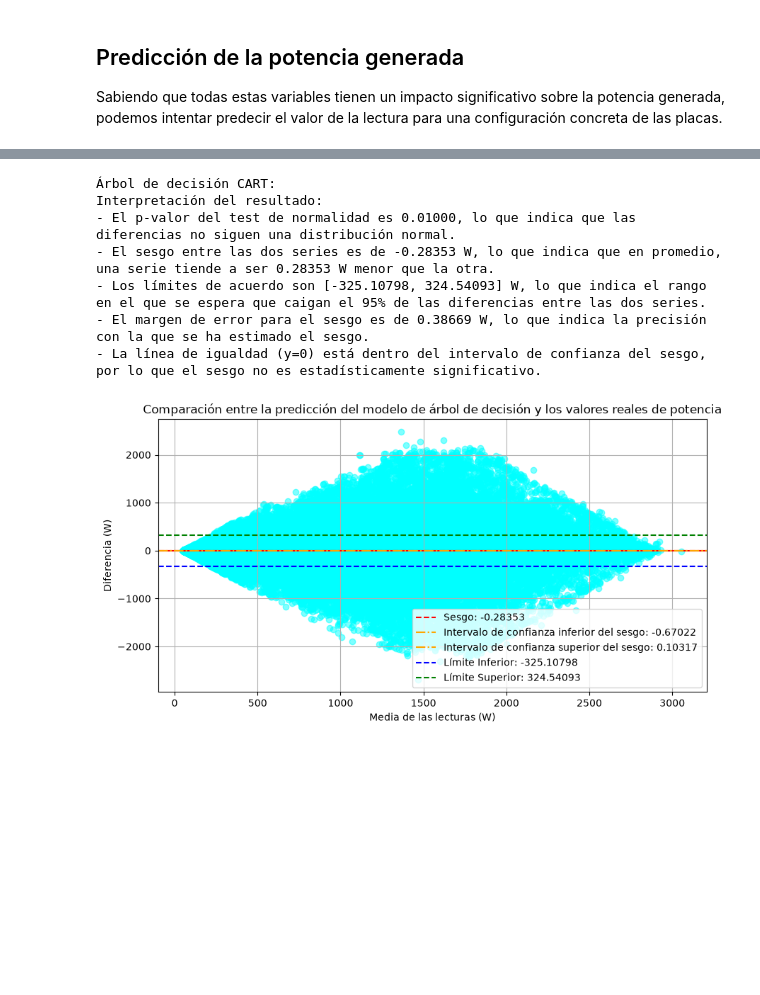
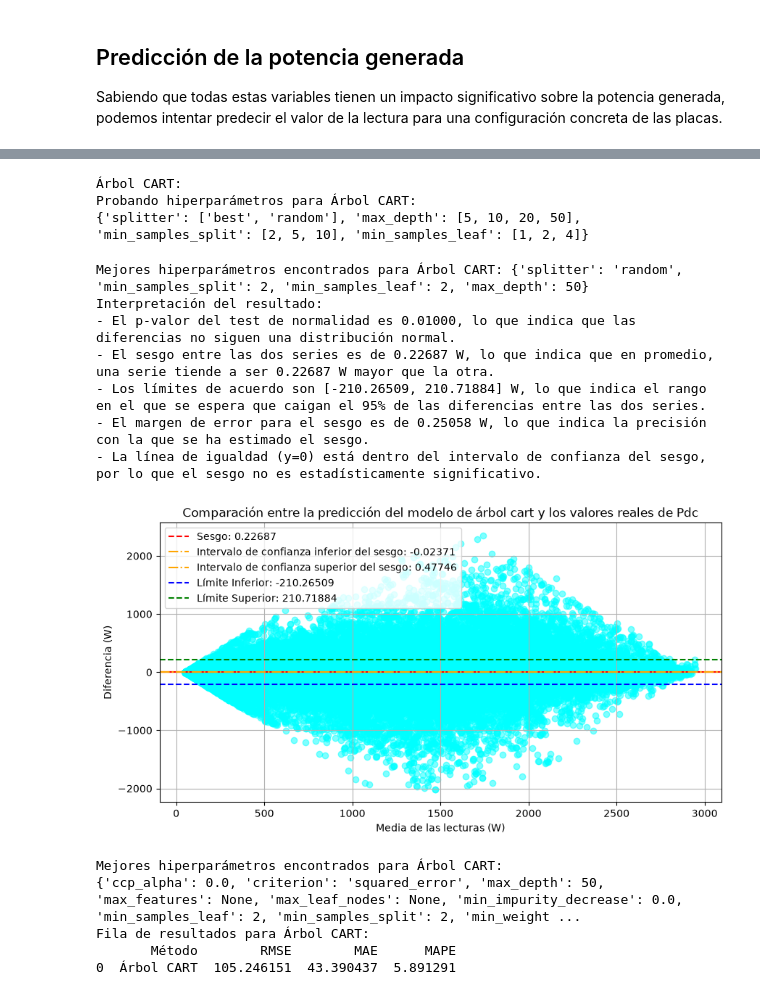
Before and after one commit to jcv00036/extracurriculares_simidat_scripts, a Jupyter notebook: cuadernos/estudio_disposiciones.ipynb, the cells around one changed output, grey strips where cells are left out. Cells and saved outputs as stored; diff of their text form; code cells hidden in the pictures; blank space fills up the shorter version.

```diff
--- a/cuadernos/estudio_disposiciones.ipynb
+++ b/cuadernos/estudio_disposiciones.ipynb
@@ -225,20 +205,10 @@ if df_test.empty:
 filas = []                         # Lista para almacenar los resultados de cada combinación de variables
 # %%
 # region Regresión lineal múltiple
-print("Regresión lineal múltiple:")
+modelo_reg_lin = LinearRegression()
+param_grid = {'fit_intercept': [True, False]}
 
-if ejecutar_regresion or df_test["Pred_reg_lin"].isnull().all():    # Si el dataframe de test está vacío o no tiene predicciones para la regresión lineal múltiple, ejecuto la regresión lineal múltiple
-    # Aplico regresion lineal múltiple para predecir la potencia generada a partir de las variables ficticias
-    modelo_reg_lin = LinearRegression(n_jobs=-1)  # Utilizo todos los núcleos disponibles para acelerar el cálculo
-    modelo_reg_lin.fit(X, y)
-
-    df_test["Pred_reg_lin"] = modelo_reg_lin.predict(X_test)
-
-resultados_ba_reg_lin = est.bland_altman(df_test[COLUMNA_P], df_test["Pred_reg_lin"], df_test)
-est.interpretar_bland_altman(resultados_ba_reg_lin, "W")
-rep.mostrar_bland_altman(resultados_ba_reg_lin, "Comparación entre la predicción del modelo de regresión lineal múltiple y los valores reales de potencia", "W")
-
-fila_reg_lin = rep.fila_diferencia_series("Regresión lineal múltiple", df_test[COLUMNA_P], df_test["Pred_reg_lin"])
+fila_reg_lin = ut.realizar_prueba_regresor(modelo_reg_lin, df, COLUMNA_P, lista_variables, param_grid, SEMILLA, PROPORCION_TEST, "Regresión lineal múltiple", f"{DIR_SALIDA}resultados_test_reg_lin.csv", "W")
 
 filas.append(fila_reg_lin)
 # endregion
@@ -254,28 +232,28 @@ Interpretación del resultado:
 # %%
 # region Árbol de decisión
-if ejecutar_regresion or df_test["Pred_cart"].isnull().all():    # Si el dataframe de test está vacío o no tiene predicciones para el árbol de decisión, ejecuto el árbol de decisión
-    modelo_cart = tree.DecisionTreeRegressor(random_state=SEMILLA)
-    modelo_cart.fit(X, y)
+regresor = tree.DecisionTreeRegressor(random_state=SEMILLA)
+param_grid = {'splitter': ['best', 'random'], 'max_depth': [5, 10, 20, 50], 'min_samples_split': [2, 5, 10], 'min_samples_leaf': [1, 2, 4]}
 
-    df_test["Pred_cart"] = modelo_cart.predict(X_test)
-
-print("Árbol de decisión CART:")
-resultados_ba_cart = est.bland_altman(df_test[COLUMNA_P], df_test["Pred_cart"], df_test)
-est.interpretar_bland_altman(resultados_ba_cart, "W")
-rep.mostrar_bland_altman(resultados_ba_cart, "Comparación entre la predicción del modelo de árbol de decisión y los valores reales de potencia", "W")
-
-fila_cart = rep.fila_diferencia_series("Árbol de decisión", df_test[COLUMNA_P], df_test["Pred_cart"])
+fila_cart = ut.realizar_prueba_regresor(regresor, df, COLUMNA_P, lista_variables, param_grid, SEMILLA, PROPORCION_TEST, "Árbol CART", f"{DIR_SALIDA}resultados_test_cart.csv", "W")
 
 filas.append(fila_cart)
 # endregion
 # %% [output]
-Árbol de decisión CART:
-Interpretación del resultado:
-- El p-valor del test de normalidad es 0.01000, lo que indica que las diferencias no siguen una distribución normal.
-- El sesgo entre las dos series es de -0.28353 W, lo que indica que en promedio, una serie tiende a ser 0.28353 W menor que la otra.
-- Los límites de acuerdo son [-325.10798, 324.54093] W, lo que indica el rango en el que se espera que caigan el 95% de las diferencias entre las dos series.
-- El margen de error para el sesgo es de 0.38669 W, lo que indica la precisión con la que se ha estimado el sesgo.
-- La línea de igualdad (y=0) está dentro del intervalo de confianza del sesgo, por lo que el sesgo no es estadísticamente significativo.
+Árbol CART:
+Probando hiperparámetros para Árbol CART:
+{'splitter': ['best', 'random'], 'max_depth': [5, 10, 20, 50], 'min_samples_split': [2, 5, 10], 'min_samples_leaf': [1, 2, 4]}
+Mejores hiperparámetros encontrados para Árbol CART: {'splitter': 'random', 'min_samples_split': 2, 'min_samples_leaf': 2, 'max_depth': 50}
+Interpretación del resultado:
+- El p-valor del test de normalidad es 0.01000, lo que indica que las diferencias no siguen una distribución normal.
+- El sesgo entre las dos series es de 0.22687 W, lo que indica que en promedio, una serie tiende a ser 0.22687 W mayor que la otra.
+- Los límites de acuerdo son [-210.26509, 210.71884] W, lo que indica el rango en el que se espera que caigan el 95% de las diferencias entre las dos series.
+- El margen de error para el sesgo es de 0.25058 W, lo que indica la precisión con la que se ha estimado el sesgo.
+- La línea de igualdad (y=0) está dentro del intervalo de confianza del sesgo, por lo que el sesgo no es estadísticamente significativo.
-[figure, old version]
+[figure, new version]
+Mejores hiperparámetros encontrados para Árbol CART:
+{'ccp_alpha': 0.0, 'criterion': 'squared_error', 'max_depth': 50, 'max_features': None, 'max_leaf_nodes': None, 'min_impurity_decrease': 0.0, 'min_samples_leaf': 2, 'min_samples_split': 2, 'min_weight ...
+Fila de resultados para Árbol CART:
+       Método        RMSE        MAE      MAPE
+0  Árbol CART  105.246151  43.390437  5.891291
 # %%
 # region random forest
```
Also changed, not shown: parts of 5 cells of this notebook, 2 other files.
